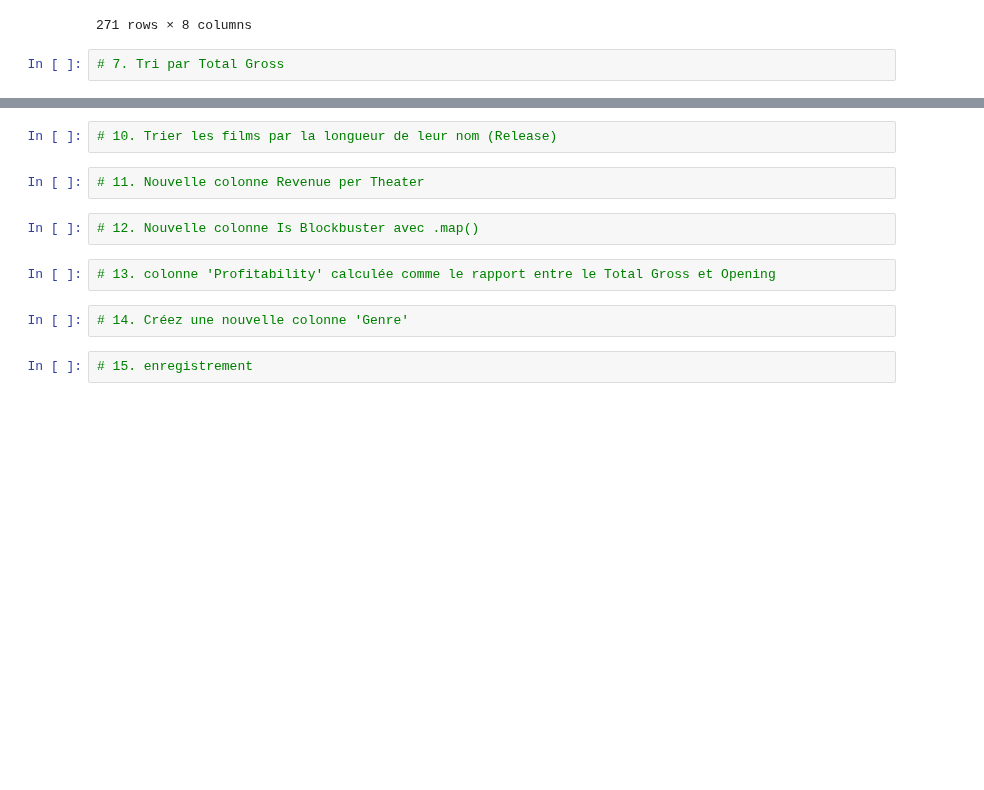
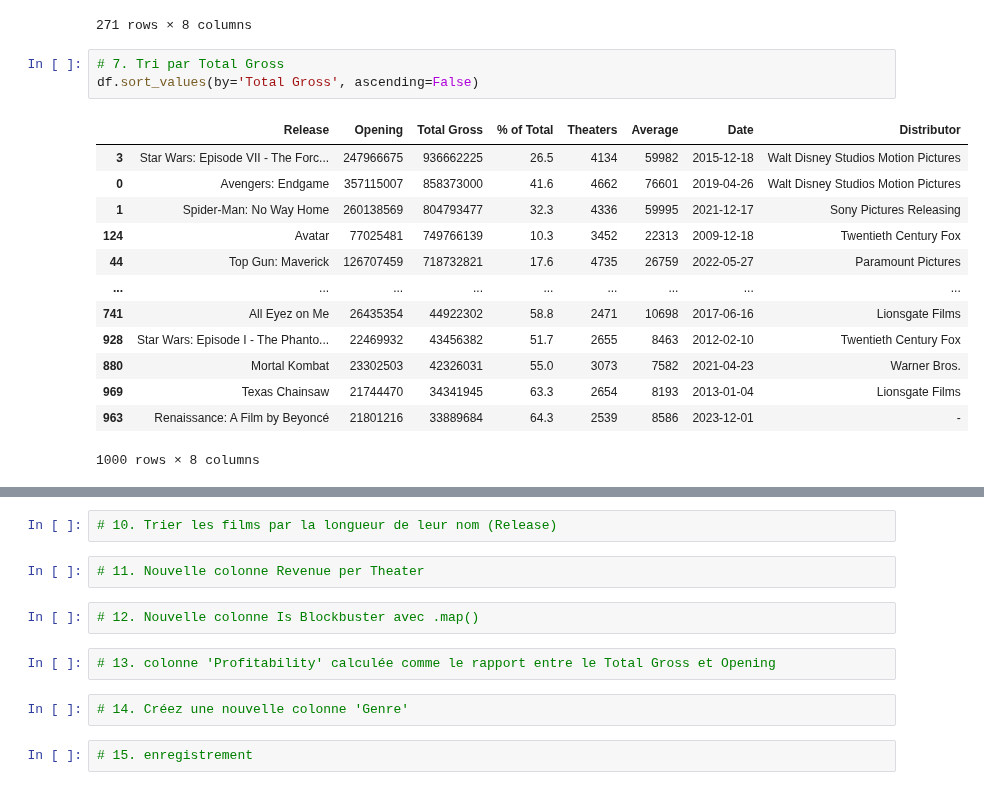
Before and after one commit to nevillemakoyi/Pandas_basic, a Jupyter notebook: notebooks/4 - data modeling avec Pandas - Exercice - élève.ipynb, the cells around one changed output, grey strips where cells are left out. Cells and saved outputs as stored; diff of their text form; blank space fills up the shorter version.

```diff
--- a/notebooks/4 - data modeling avec Pandas - Exercice - élève.ipynb
+++ b/notebooks/4 - data modeling avec Pandas - Exercice - élève.ipynb
@@ -140,5 +140,20 @@ df_6.sort_values(by='Date')
 271 rows × 8 columns
 # %%
 # 7. Tri par Total Gross
+df.sort_values(by='Total Gross', ascending=False)
+# %% [output]
+|  | Release | Opening | Total Gross | % of Total | Theaters | Average | Date | Distributor |
+| 3 | Star Wars: Episode VII - The Forc... | 247966675 | 936662225 | 26.5 | 4134 | 59982 | 2015-12-18 | Walt Disney Studios Motion Pictures |
+| 0 | Avengers: Endgame | 357115007 | 858373000 | 41.6 | 4662 | 76601 | 2019-04-26 | Walt Disney Studios Motion Pictures |
+| 1 | Spider-Man: No Way Home | 260138569 | 804793477 | 32.3 | 4336 | 59995 | 2021-12-17 | Sony Pictures Releasing |
+| 124 | Avatar | 77025481 | 749766139 | 10.3 | 3452 | 22313 | 2009-12-18 | Twentieth Century Fox |
+| 44 | Top Gun: Maverick | 126707459 | 718732821 | 17.6 | 4735 | 26759 | 2022-05-27 | Paramount Pictures |
+| ... | ... | ... | ... | ... | ... | ... | ... | ... |
+| 741 | All Eyez on Me | 26435354 | 44922302 | 58.8 | 2471 | 10698 | 2017-06-16 | Lionsgate Films |
+| 928 | Star Wars: Episode I - The Phanto... | 22469932 | 43456382 | 51.7 | 2655 | 8463 | 2012-02-10 | Twentieth Century Fox |
+| 880 | Mortal Kombat | 23302503 | 42326031 | 55.0 | 3073 | 7582 | 2021-04-23 | Warner Bros. |
+| 969 | Texas Chainsaw | 21744470 | 34341945 | 63.3 | 2654 | 8193 | 2013-01-04 | Lionsgate Films |
+| 963 | Renaissance: A Film by Beyoncé | 21801216 | 33889684 | 64.3 | 2539 | 8586 | 2023-12-01 | - |
+1000 rows × 8 columns
 # %%
 # 8. Tri par Date avec gestion des NaN
```
Also changed, not shown: parts of 2 cells of this notebook.
